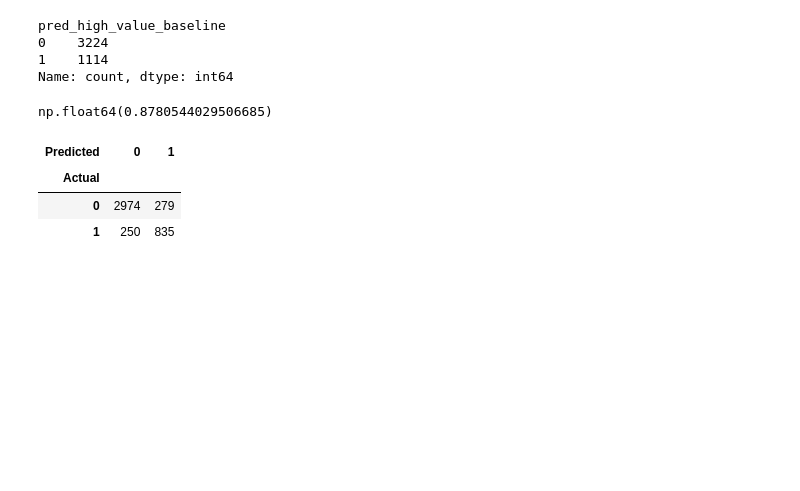
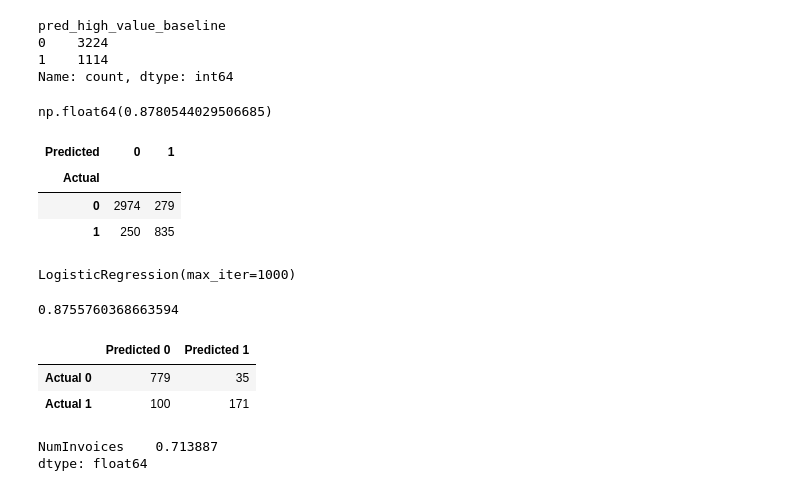
Before and after one commit to Viollette-Monchari/ecommerce-customer-revenue-eda, a Jupyter notebook: notebooks/03_predictive_customer_value.ipynb, the cells around one changed output. Cells and saved outputs as stored; diff of their text form; code cells hidden in the pictures; blank space fills up the shorter version.

Commit message:
Phase 3.2.4: logistic regression model and evaluation

```diff
--- a/notebooks/03_predictive_customer_value.ipynb
+++ b/notebooks/03_predictive_customer_value.ipynb
@@ -107,0 +114,49 @@ pd.crosstab(
+# %%
+#train/test split
+
+X_train, X_test, y_train, y_test = train_test_split(
+    X,
+    y,
+    test_size=0.25,
+    random_state=42,
+    stratify=y
+)
+# %%
+#train the model
+model = LogisticRegression(max_iter=1000)
+model.fit(X_train, y_train)
+# %% [output]
+LogisticRegression(max_iter=1000)
+# %%
+#make predictions
+
+y_pred_ml = model.predict(X_test)
+# %%
+#evaluate model
+
+ml_accuracy = accuracy_score(y_test, y_pred_ml)
+ml_accuracy
+# %% [output]
+0.8755760368663594
+# %%
+#then confusion matrix
+
+pd.DataFrame(
+    confusion_matrix(y_test, y_pred_ml),
+    index=["Actual 0", "Actual 1"],
+    columns=["Predicted 0", "Predicted 1"]
+)
+# %% [output]
+|  | Predicted 0 | Predicted 1 |
+| Actual 0 | 779 | 35 |
+| Actual 1 | 100 | 171 |
+# %%
+#inspect feature importance and commit
+
+pd.Series(
+    model.coef_[0],
+    index=X.columns
+).sort_values(ascending=False)
+# %% [output]
+NumInvoices    0.713887
+dtype: float64
```
Also changed, not shown: parts of 1 cell of this notebook.
